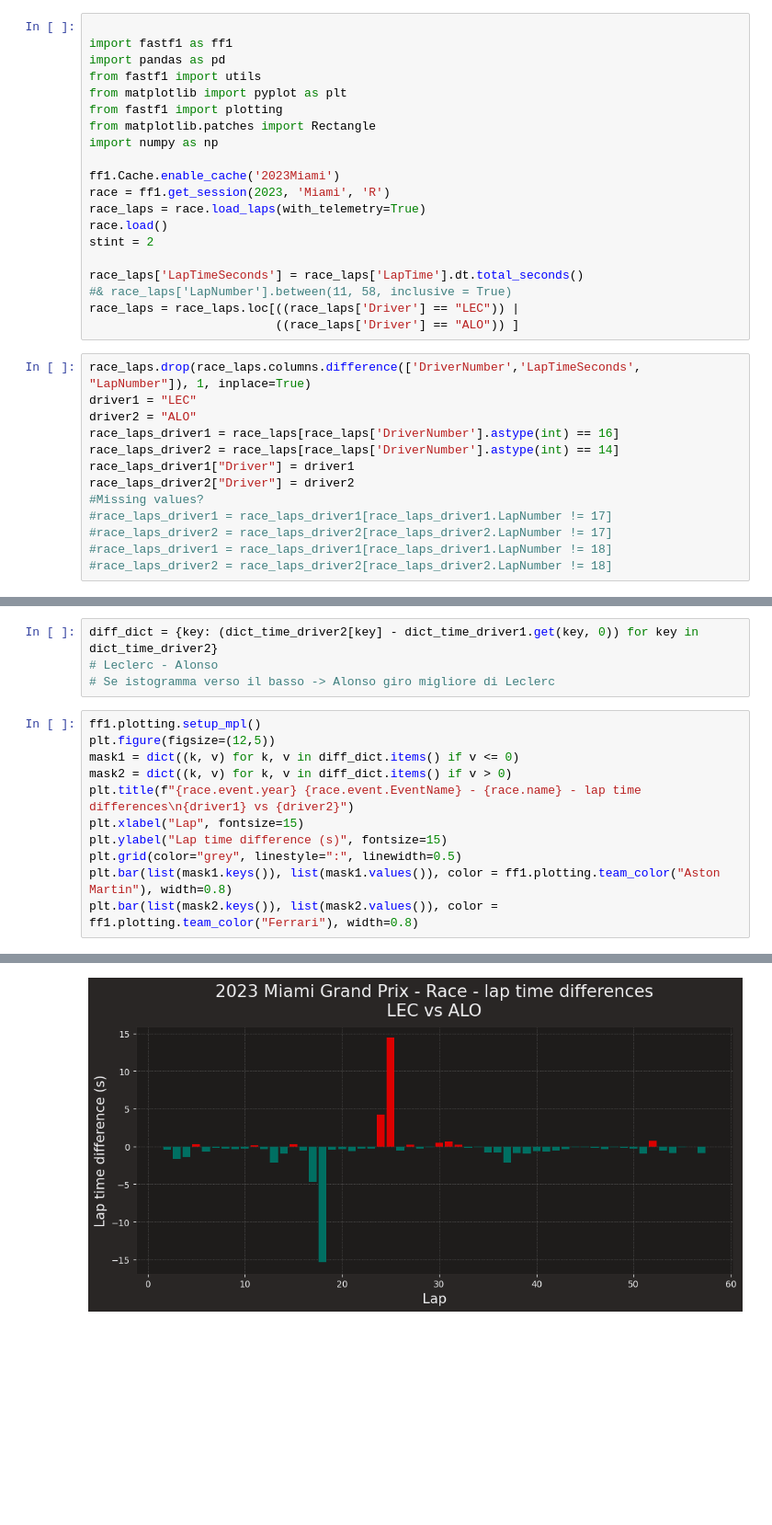
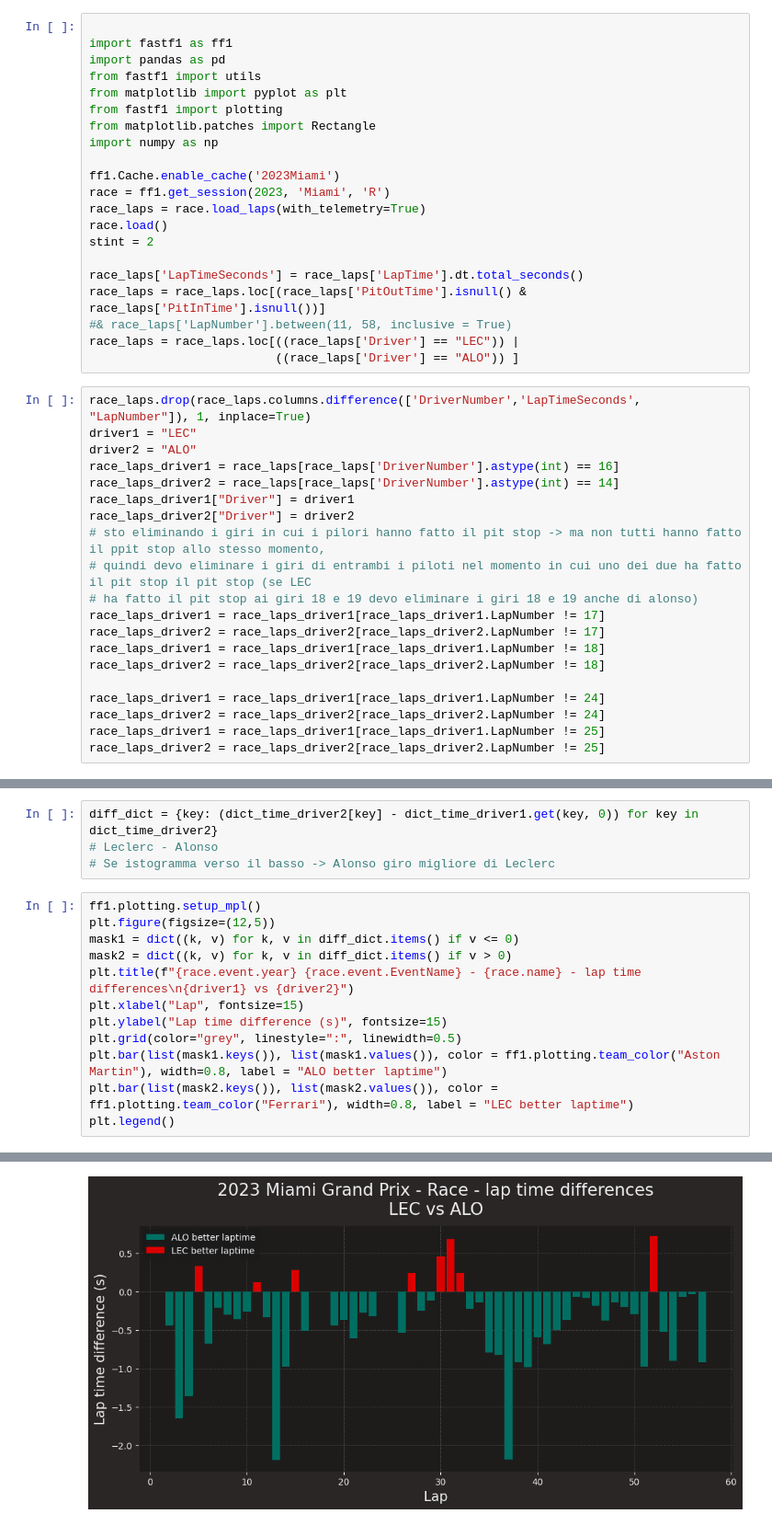
Before and after one commit to Rick8998/Miami2023F1, a Jupyter notebook: SessionAnalysis/lap_time_diff.ipynb, the cells around one changed output, grey strips where cells are left out. Shown at 92% size. Cells and saved outputs as stored; diff of their text form; blank space fills up the shorter version.

Commit message:
esclusi tempi dei pit stop

```diff
--- a/SessionAnalysis/lap_time_diff.ipynb
+++ b/SessionAnalysis/lap_time_diff.ipynb
@@ -132,6 +144,7 @@ race.load()
 stint = 2
 
 race_laps['LapTimeSeconds'] = race_laps['LapTime'].dt.total_seconds()
+race_laps = race_laps.loc[(race_laps['PitOutTime'].isnull() & race_laps['PitInTime'].isnull())]
 #& race_laps['LapNumber'].between(11, 58, inclusive = True)
 race_laps = race_laps.loc[((race_laps['Driver'] == "LEC")) |
                           ((race_laps['Driver'] == "ALO")) ]
@@ -143,11 +156,18 @@ race_laps_driver1 = race_laps[race_laps['DriverNumber'].astype(int) == 16]
 race_laps_driver2 = race_laps[race_laps['DriverNumber'].astype(int) == 14]
 race_laps_driver1["Driver"] = driver1
 race_laps_driver2["Driver"] = driver2
-#Missing values?
-#race_laps_driver1 = race_laps_driver1[race_laps_driver1.LapNumber != 17]
-#race_laps_driver2 = race_laps_driver2[race_laps_driver2.LapNumber != 17]
-#race_laps_driver1 = race_laps_driver1[race_laps_driver1.LapNumber != 18]
-#race_laps_driver2 = race_laps_driver2[race_laps_driver2.LapNumber != 18]
+# sto eliminando i giri in cui i pilori hanno fatto il pit stop -> ma non tutti hanno fatto il ppit stop allo stesso momento,
+# quindi devo eliminare i giri di entrambi i piloti nel momento in cui uno dei due ha fatto il pit stop il pit stop (se LEC
+# ha fatto il pit stop ai giri 18 e 19 devo eliminare i giri 18 e 19 anche di alonso)
+race_laps_driver1 = race_laps_driver1[race_laps_driver1.LapNumber != 17]
+race_laps_driver2 = race_laps_driver2[race_laps_driver2.LapNumber != 17]
+race_laps_driver1 = race_laps_driver1[race_laps_driver1.LapNumber != 18]
+race_laps_driver2 = race_laps_driver2[race_laps_driver2.LapNumber != 18]
+
+race_laps_driver1 = race_laps_driver1[race_laps_driver1.LapNumber != 24]
+race_laps_driver2 = race_laps_driver2[race_laps_driver2.LapNumber != 24]
+race_laps_driver1 = race_laps_driver1[race_laps_driver1.LapNumber != 25]
+race_laps_driver2 = race_laps_driver2[race_laps_driver2.LapNumber != 25]
 # %%
 race_laps_driver1 = race_laps_driver1.loc[:,["LapNumber", "LapTimeSeconds"]]
 race_laps_driver2 = race_laps_driver2.loc[:,["LapNumber", "LapTimeSeconds"]]
@@ -167,6 +187,7 @@ plt.title(f"{race.event.year} {race.event.EventName} - {race.name} - lap time di
 plt.xlabel("Lap", fontsize=15)
 plt.ylabel("Lap time difference (s)", fontsize=15)
 plt.grid(color="grey", linestyle=":", linewidth=0.5)
-plt.bar(list(mask1.keys()), list(mask1.values()), color = ff1.plotting.team_color("Aston Martin"), width=0.8)
-plt.bar(list(mask2.keys()), list(mask2.values()), color = ff1.plotting.team_color("Ferrari"), width=0.8)
+plt.bar(list(mask1.keys()), list(mask1.values()), color = ff1.plotting.team_color("Aston Martin"), width=0.8, label = "ALO better laptime")
+plt.bar(list(mask2.keys()), list(mask2.values()), color = ff1.plotting.team_color("Ferrari"), width=0.8, label = "LEC better laptime")
+plt.legend()
 # %% [output]
@@ -174 +195 @@ plt.bar(list(mask2.keys()), list(mask2.values()), color = ff1.plotting.team_colo
-[figure, old version]
+[figure, new version]
```
Also changed, not shown: parts of 5 cells of this notebook, 1 other file.
